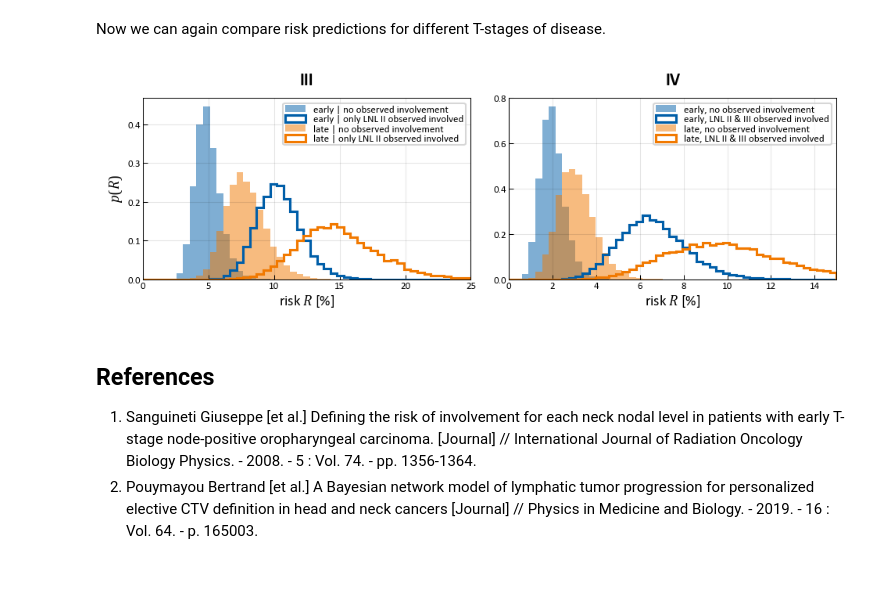
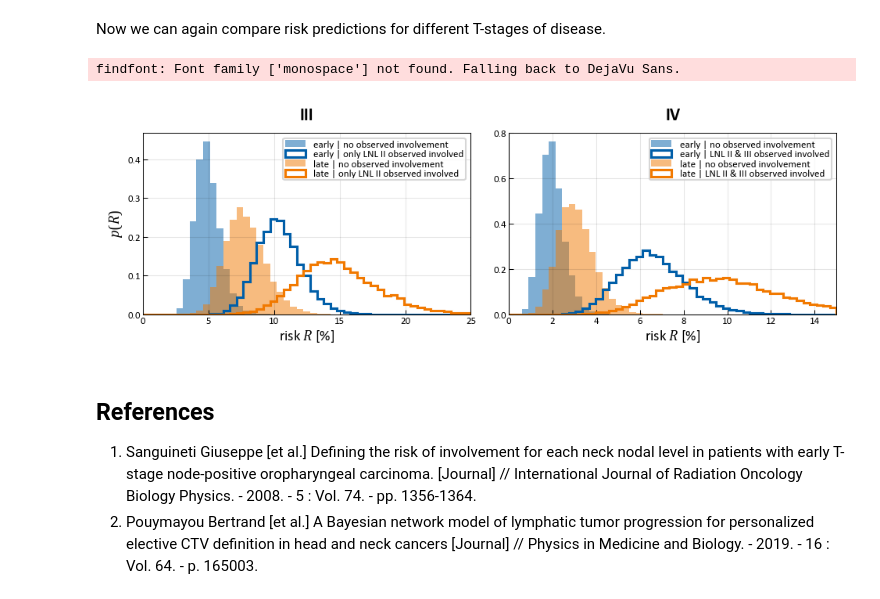
Before and after one commit to rmnldwg/lymph, a Jupyter notebook: notebook/results_and_plots.ipynb, the cells around one changed output. Drawn from its saved outputs; the diff is of its cells as text; code cells hidden in the pictures.

Commit message:
corrected small typo in legend of a plot

```diff
--- a/notebook/results_and_plots.ipynb
+++ b/notebook/results_and_plots.ipynb
@@ -55,7 +55,7 @@ The variables below are meant to be constants. `T_MAX` is the length of the used
 T_MAX = 10
 DRAW_SAMPLES = False
 SEED = 42
-SAVE_FIGURES = False
+SAVE_FIGURES = True
 # %% [markdown]
 ### Colors
 
@@ -973,35 +974,36 @@ time_label = ["early", "late"]
 inv_III_label = ["no observed involvement",
                  "only LNL II observed involved"]
 inv_IV_label = ["no observed involvement",
                 "LNL II & III observed involved"]
 
 for k in range(4):
     bins = np.linspace(0., 25., 50)
     ax[0].hist(100*risk_III[k], bins=bins, density=True,
                color=colors[k // 2], **kwargs[k % 2],
                label=f"{time_label[k // 2]} | {inv_III_label[k % 2]}")
     ax[0].set_xlabel("risk $R$ [%]");
     ax[0].set_ylabel(r"$p(R)$");
     ax[0].set_xlim([bins[0], bins[-1]])
     ax[0].legend()
     ax[0].set_title("III")
 
     bins = np.linspace(0., 15., 50)
     ax[1].hist(100*risk_IV[k], bins=bins, density=True,
                color=colors[k // 2], **kwargs[k % 2],
-               label=f"{time_label[k // 2]}, {inv_IV_label[k % 2]}")
+               label=f"{time_label[k // 2]} | {inv_IV_label[k % 2]}")
     ax[1].set_xlabel("risk $R$ [%]");
     ax[1].set_xlim([bins[0], bins[-1]]);
     ax[1].legend()
     ax[1].set_title("IV")
 
 if SAVE_FIGURES:
     plt.savefig("./figures/simultaneous_risk.png", dpi=300,
                 bbox_inches="tight")
     plt.savefig("./figures/simultaneous_risk.svg",
                 bbox_inches="tight")
 # %% [output]
+findfont: Font family ['monospace'] not found. Falling back to DejaVu Sans.
-[figure, old version]
+[figure, new version]
 # %% [markdown]
 ## References
 1. <a class="anchor" id="sanguineti"></a>Sanguineti Giuseppe [et al.] Defining the risk of involvement for each neck nodal level in patients with early T-stage node-positive oropharyngeal carcinoma. [Journal] // International Journal of Radiation Oncology Biology Physics. - 2008. - 5 : Vol. 74. - pp. 1356-1364.
```
Also changed, not shown: parts of 1 cell of this notebook, 6 other files.
